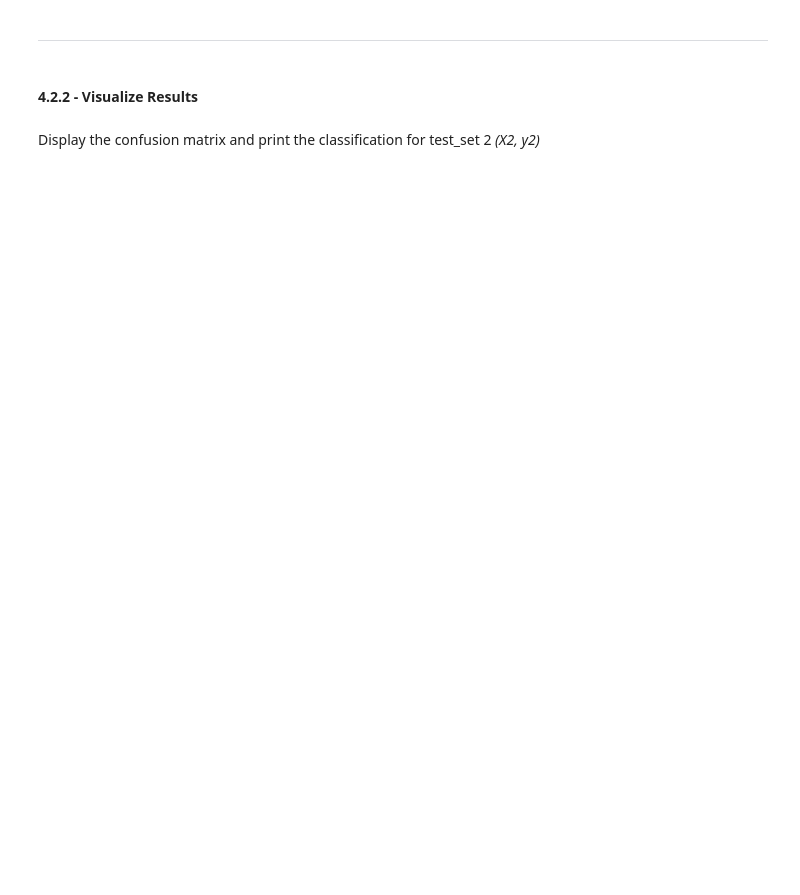
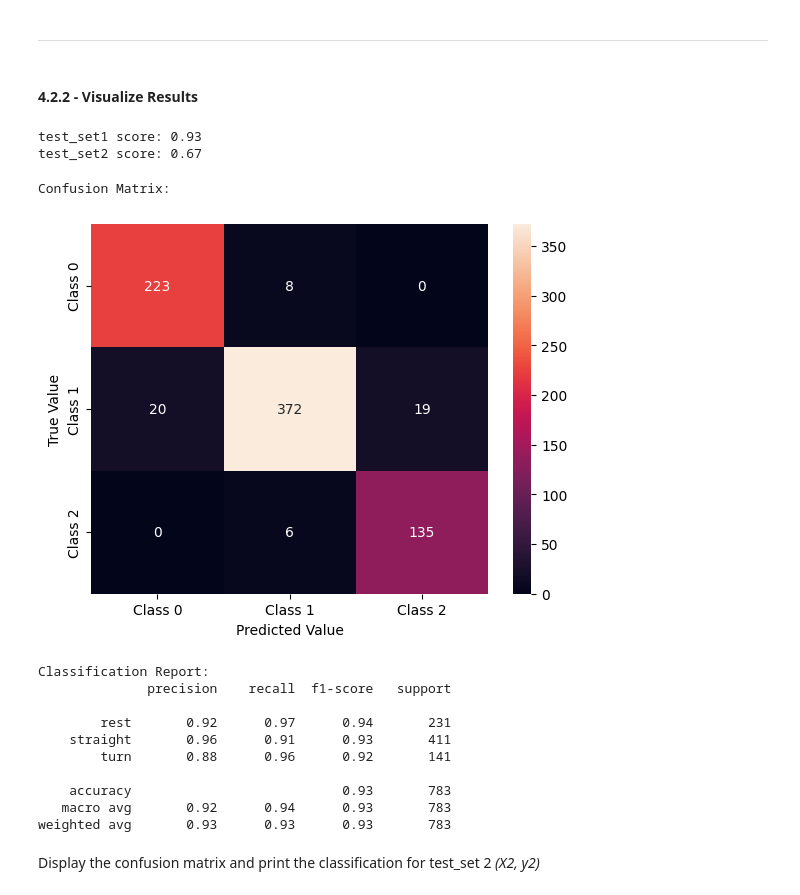
Before and after one commit to KatiaAbdulBaki/engg680_2024_fall, a Jupyter notebook: Lab_Assignment4/VehicleMotionStateClassification.ipynb, the cells around one changed output. Cells and saved outputs as stored; diff of their text form; code cells hidden in the pictures; blank space fills up the shorter version.

```diff
--- a/Lab_Assignment4/VehicleMotionStateClassification.ipynb
+++ b/Lab_Assignment4/VehicleMotionStateClassification.ipynb
@@ -903,6 +951,6 @@ ___
 #### 4.2.1 - Extract group selected features and targets from test datasets
 # %%
 # TODO - Load the target vector from test_set1 into y1, and all features from test_set1 into X1
-# y1 =
-# X1 =
+y1 = test_set1['motion_state']
+X1 = test_set1.drop('motion_state', axis=1)
 X1.head(2)
@@ -917,5 +975,8 @@ ___
 #### 4.2.2 - Visualize Results
 # %%
 # TODO - Print test score accuracies for test_set1 and test_set2
-#print("test_set1 score: {:.2f}".format(???))
-#print("test_set2 score: {:.2f}".format(???))
+print("test_set1 score: {:.2f}".format(grid.score(X1, y1)))
+print("test_set2 score: {:.2f}".format(grid.score(X2, y2)))
+# %% [output]
+test_set1 score: 0.93
+test_set2 score: 0.67
@@ -924,2 +983,28 @@ ___
+# %%
+# TODO - Display confusion matrix and print classification report for (X1, y1)
+from sklearn.metrics import confusion_matrix, classification_report
+import seaborn as sns
+import matplotlib.pyplot as plt
+conf_mat = confusion_matrix(y1, grid.predict(X1))
+print("Confusion Matrix:")
+sns.heatmap(conf_mat, xticklabels=['Class 0', 'Class 1', 'Class 2'], yticklabels=['Class 0', 'Class 1', 'Class 2'], annot=True, fmt='d')
+plt.xlabel('Predicted Value')
+plt.ylabel('True Value')
+plt.show()
+print("\nClassification Report:")
+print(classification_report(y1, grid.predict(X1)))
+# %% [output]
+Confusion Matrix:
+[figure, added]
+Classification Report:
+              precision    recall  f1-score   support
+
+        rest       0.92      0.97      0.94       231
+    straight       0.96      0.91      0.93       411
+        turn       0.88      0.96      0.92       141
+
+    accuracy                           0.93       783
+   macro avg       0.92      0.94      0.93       783
+weighted avg       0.93      0.93      0.93       783
 # %% [markdown]
 Display the confusion matrix and print the classification for test_set 2 *(X2, y2)*
```
Also changed, not shown: parts of 26 cells of this notebook.
